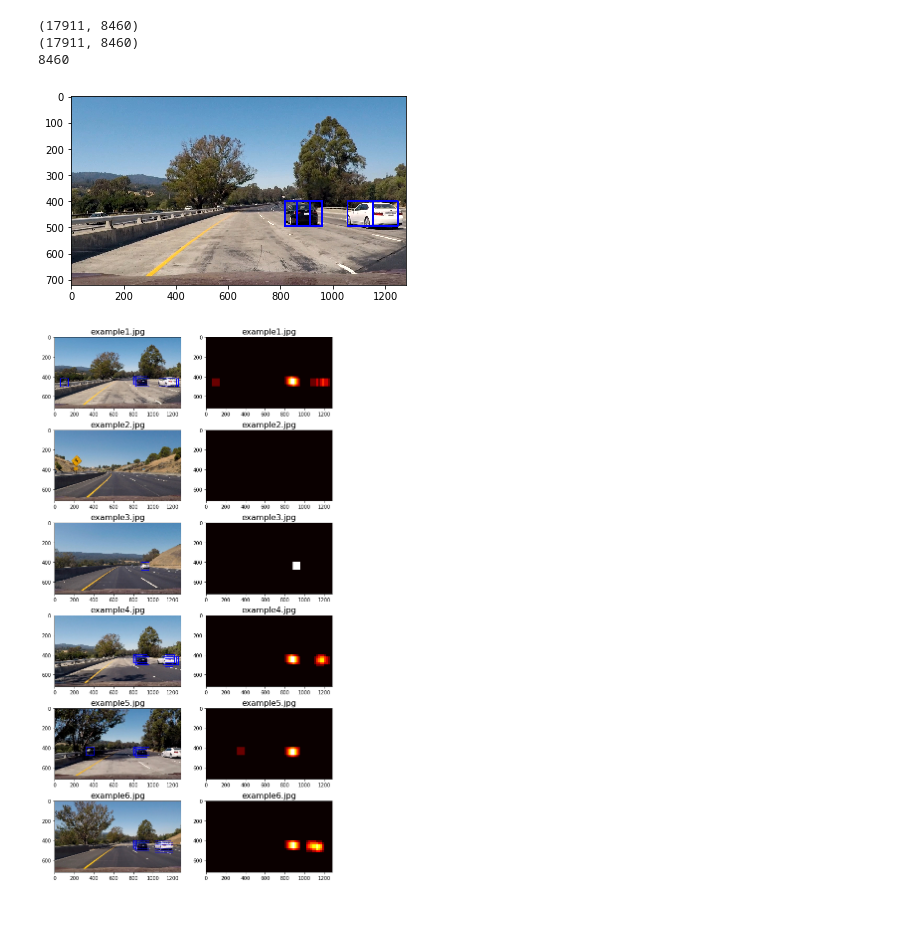
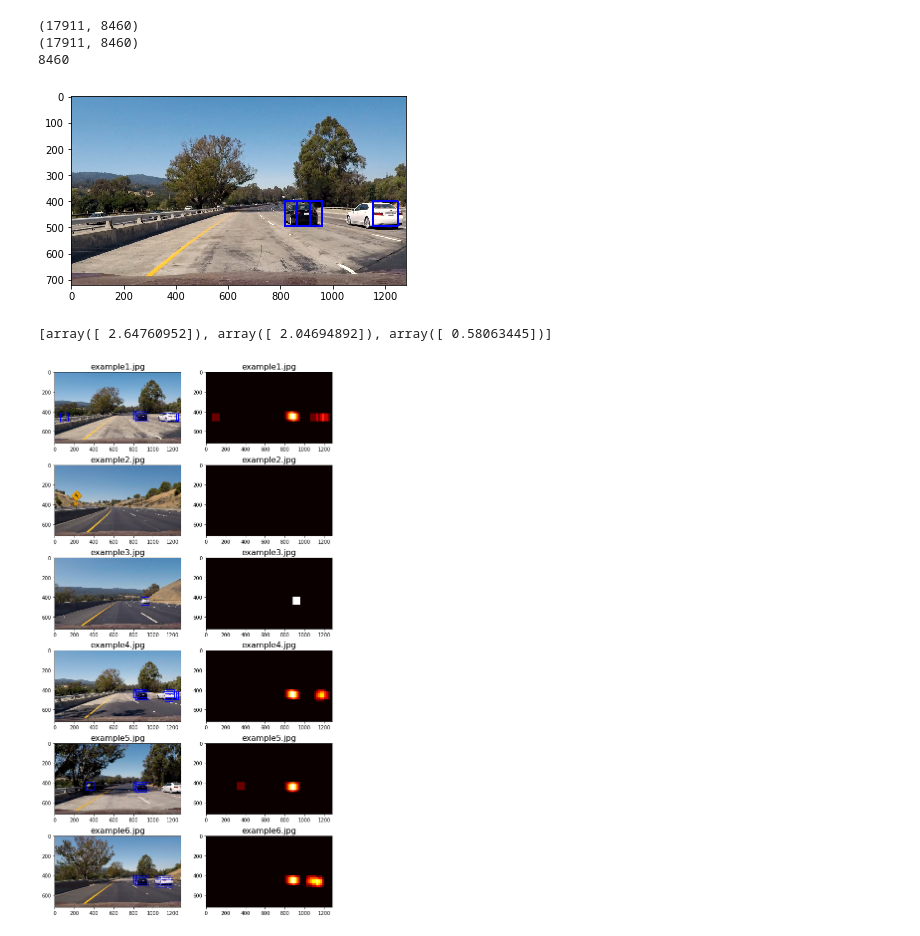
Before and after one commit to shehjar/P5_Vehicle_Detection_and_Tracking, a Jupyter notebook: P5_solution_pipeline.ipynb, the cells around one changed output. Saved outputs shown, nothing was run; the diff lists cells and outputs as text; code cells hidden in the pictures.

```diff
--- a/P5_solution_pipeline.ipynb
+++ b/P5_solution_pipeline.ipynb
@@ -253,6 +253,7 @@ def search_windows(img, windows, clf, scaler, color_space='RGB',
 
     #1) Create an empty list to receive positive detection windows
     on_windows = []
+    decision_function = []
     #2) Iterate over all windows in the list
     for window in windows:
         #3) Extract the test window from original image
@@ -275,8 +276,9 @@ def search_windows(img, windows, clf, scaler, color_space='RGB',
         #7) If positive (prediction == 1) then save the window
         if prediction == 1:
             on_windows.append(window)
+            decision_function.append(clf.decision_function(test_features))
     #8) Return windows for positive detections
-    return on_windows
+    return on_windows, decision_function
 
 # Define a function for plotting multiple images
 def visualize(fig, rows, cols, imgs, titles):
@@ -421,6 +424,8 @@ print('Using:',orient,'orientations',pix_per_cell,
 print('Feature vector length:', len(X_train[0]))
 # Use a linear SVC
 svc = LinearSVC()
+parameters = {'C':[0.01, 0.03, 0.1, 0.3, 1]}
+svc = GridSearchCV(svc, parameters)
 # Check the training time for the SVC
 t=time.time()
 svc.fit(X_train, y_train)
@@ -457,35 +474,40 @@ draw_image = np.copy(image)
 color_space = 'YCrCb' # Can be RGB, HSV, LUV, HLS, YUV, YCrCb
 orient = 9  # HOG orientations
 pix_per_cell = 8 # HOG pixels per cell
 cell_per_block = 2 # HOG cells per block
 hog_channel = "ALL" # Can be 0, 1, 2, or "ALL"
 spatial_size = (32, 32) # Spatial binning dimensions
 hist_bins = 32    # Number of histogram bins
 spatial_feat = True # Spatial features on or off
 hist_feat = True # Histogram features on or off
 hog_feat = True # HOG features on or off
 y_start_stop = [400, 680] # Min and max in y to search in slide_window()
 # Uncomment the following line if you extracted training
 # data from .png images (scaled 0 to 1 by mpimg) and the
 # image you are searching is a .jpg (scaled 0 to 255)
 image = image.astype(np.float32)/255
 
 windows = slide_window(image, x_start_stop=[None, None], y_start_stop=y_start_stop,
                     xy_window=(96, 96), xy_overlap=(0.5, 0.5))
 
-hot_windows = search_windows(image, windows, svc, X_scaler, color_space=color_space,
+hot_windows, df = search_windows(image, windows, svc, X_scaler, color_space=color_space,
                         spatial_size=spatial_size, hist_bins=hist_bins,
                         orient=orient, pix_per_cell=pix_per_cell,
                         cell_per_block=cell_per_block,
                         hog_channel=hog_channel, spatial_feat=spatial_feat,
                         hist_feat=hist_feat, hog_feat=hog_feat)
 
 window_img = draw_boxes(draw_image, hot_windows, color=(0, 0, 255), thick=6)
 
 plt.imshow(window_img)
 plt.savefig(os.path.join(outdir,'windows_slide.jpg'))
 # %% [output]
-[figure, old version]
+[figure, new version]
+# %%
+# Exploring the decision function values
+print(df)
+# %% [output]
+[array([ 2.64760952]), array([ 2.04694892]), array([ 0.58063445])]
 # %%
 # Define a single function that can extract features using hog sub-sampling and make predictions
 def find_cars(img, ystart, ystop, scale, svc, X_scaler, orient, pix_per_cell, cell_per_block, spatial_size, hist_bins):
```
Also changed, not shown: parts of 5 cells of this notebook, 5 other files.
